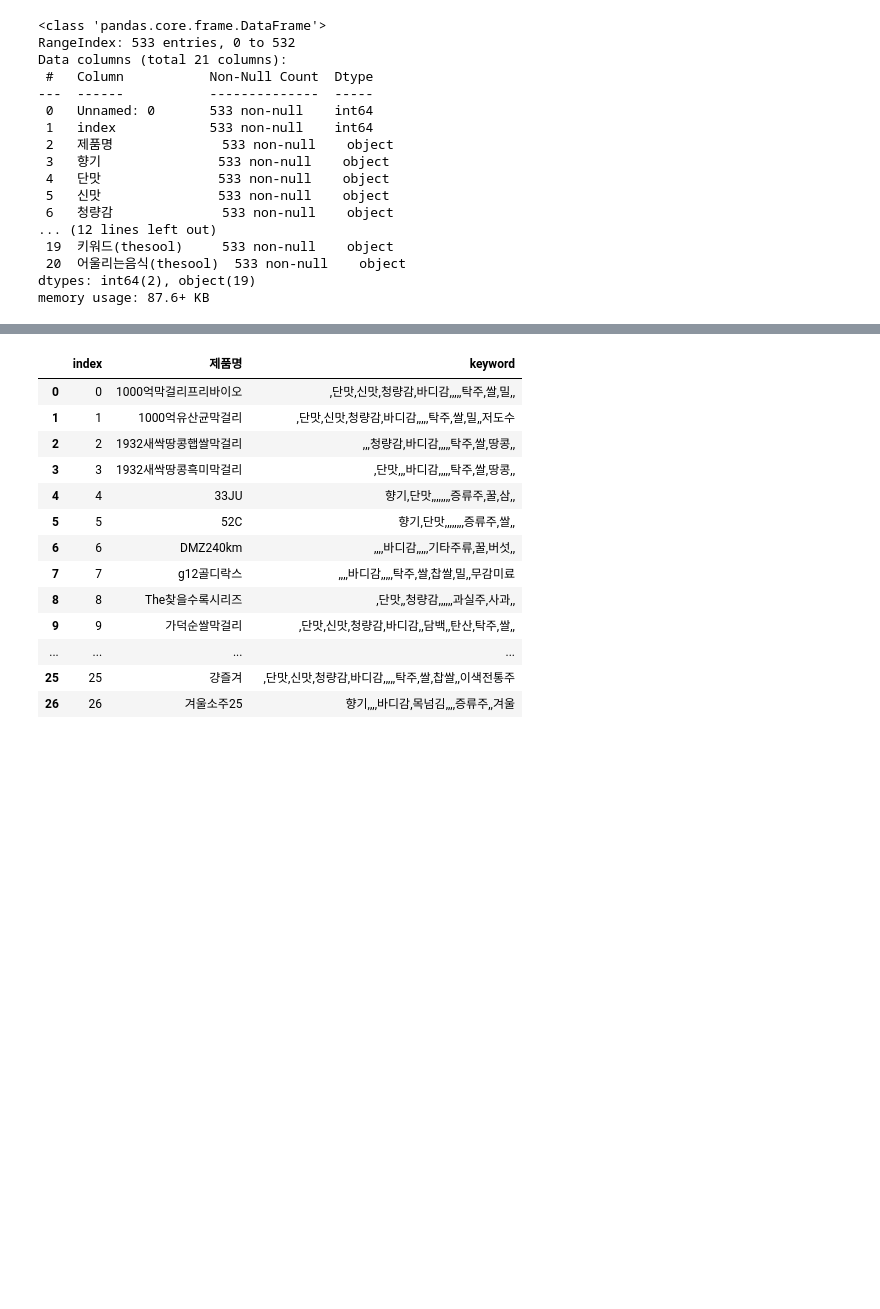
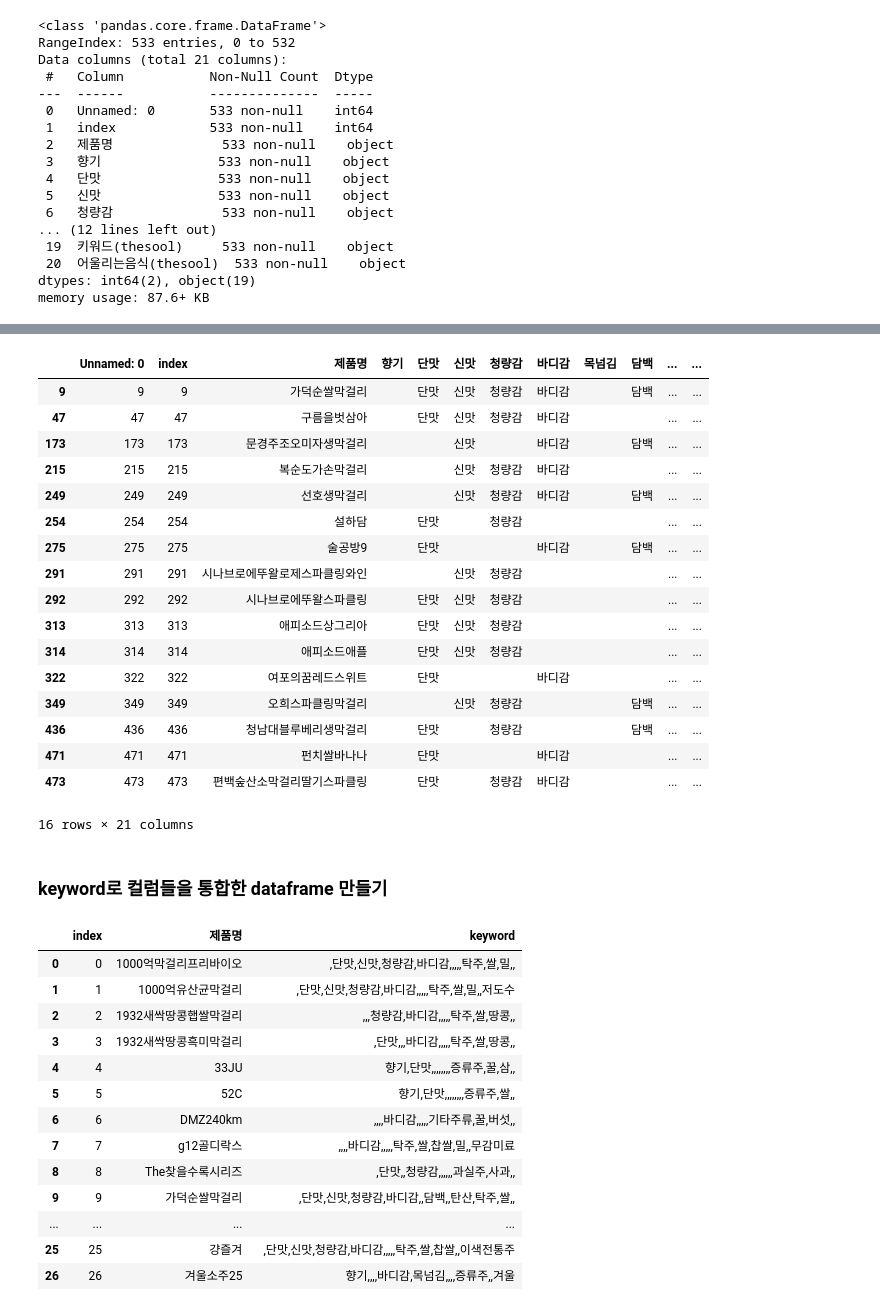
Before and after one commit to learning-human/traditional-liquor-RS, a Jupyter notebook: cbf_preprocessing.ipynb, the cells around one changed output, grey strips where cells are left out. Saved outputs shown, nothing was run; the diff lists cells and outputs as text; code cells hidden in the pictures; blank space fills up the shorter version.

```diff
--- a/cbf_preprocessing.ipynb
+++ b/cbf_preprocessing.ipynb
@@ -91,3 +110,26 @@ memory usage: 87.6+ KB
+# %%
+df.loc[df["탄산"] == "탄산"]
+# %% [output]
+|  | Unnamed: 0 | index | 제품명 | 향기 | 단맛 | 신맛 | 청량감 | 바디감 | 목넘김 | 담백 | ... | ... |
+| 9 | 9 | 9 | 가덕순쌀막걸리 |  | 단맛 | 신맛 | 청량감 | 바디감 |  | 담백 | ... | ... |
+| 47 | 47 | 47 | 구름을벗삼아 |  | 단맛 | 신맛 | 청량감 | 바디감 |  |  | ... | ... |
+| 173 | 173 | 173 | 문경주조오미자생막걸리 |  |  | 신맛 |  | 바디감 |  | 담백 | ... | ... |
+| 215 | 215 | 215 | 복순도가손막걸리 |  |  | 신맛 | 청량감 | 바디감 |  |  | ... | ... |
+| 249 | 249 | 249 | 선호생막걸리 |  |  | 신맛 | 청량감 | 바디감 |  | 담백 | ... | ... |
+| 254 | 254 | 254 | 설하담 |  | 단맛 |  | 청량감 |  |  |  | ... | ... |
+| 275 | 275 | 275 | 술공방9 |  | 단맛 |  |  | 바디감 |  | 담백 | ... | ... |
+| 291 | 291 | 291 | 시나브로에뚜왈로제스파클링와인 |  |  | 신맛 | 청량감 |  |  |  | ... | ... |
+| 292 | 292 | 292 | 시나브로에뚜왈스파클링 |  | 단맛 | 신맛 | 청량감 |  |  |  | ... | ... |
+| 313 | 313 | 313 | 애피소드상그리아 |  | 단맛 | 신맛 | 청량감 |  |  |  | ... | ... |
+| 314 | 314 | 314 | 애피소드애플 |  | 단맛 | 신맛 | 청량감 |  |  |  | ... | ... |
+| 322 | 322 | 322 | 여포의꿈레드스위트 |  | 단맛 |  |  | 바디감 |  |  | ... | ... |
+| 349 | 349 | 349 | 오희스파클링막걸리 |  |  | 신맛 | 청량감 |  |  | 담백 | ... | ... |
+| 436 | 436 | 436 | 청남대블루베리생막걸리 |  | 단맛 |  | 청량감 |  |  | 담백 | ... | ... |
+| 471 | 471 | 471 | 펀치쌀바나나 |  | 단맛 |  |  | 바디감 |  |  | ... | ... |
+| 473 | 473 | 473 | 편백숲산소막걸리딸기스파클링 |  | 단맛 |  | 청량감 | 바디감 |  |  | ... | ... |
+16 rows × 21 columns
+# %% [markdown]
+### keyword로 컬럼들을 통합한 dataframe 만들기
 # %%
 dff = pd.DataFrame()
 
```
Also changed, not shown: parts of 13 cells of this notebook, 1 other file.
